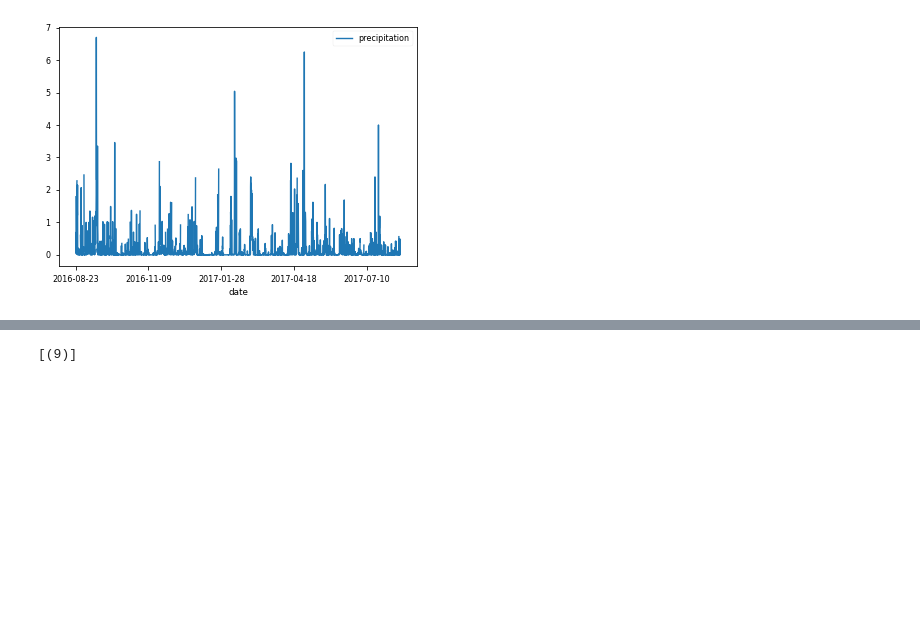
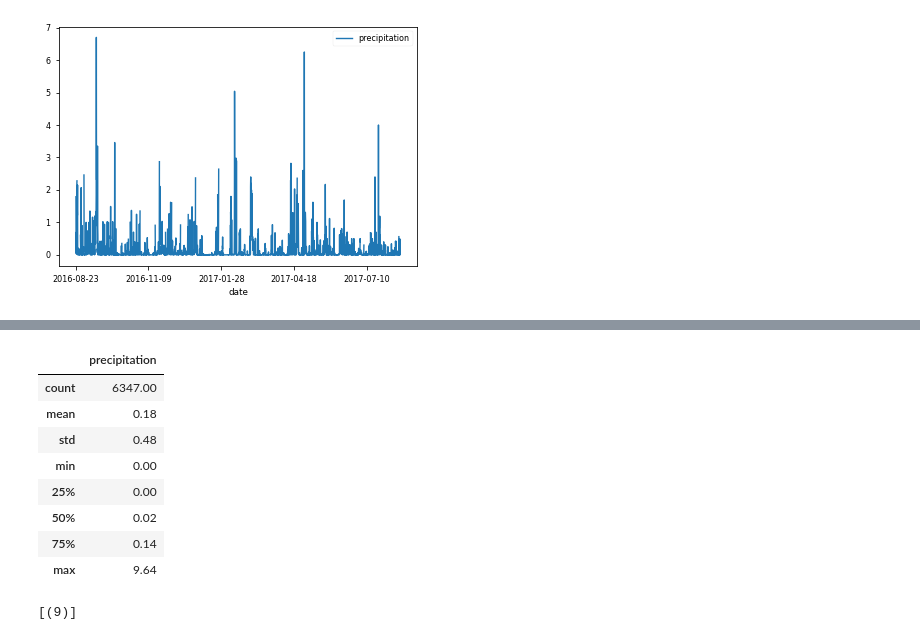
Before and after one commit to ArtTucker/surfs_up, a Jupyter notebook: climate_analysis.ipynb, the cells around one changed output, grey strips where cells are left out. Cells and saved outputs as stored; diff of their text form; code cells hidden in the pictures; blank space fills up the shorter version.

```diff
--- a/climate_analysis.ipynb
+++ b/climate_analysis.ipynb
@@ -75,3 +97,15 @@ df.describe()
+# %%
+round(three_yr_prcp_df.describe(),2)
+# %% [output]
+|  | precipitation |
+| count | 6347.00 |
+| mean | 0.18 |
+| std | 0.48 |
+| min | 0.00 |
+| 25% | 0.00 |
+| 50% | 0.02 |
+| 75% | 0.14 |
+| max | 9.64 |
 # %%
 # How many stations are available in this dataset?
 session.query(func.count(Station.station)).all()
```
Also changed, not shown: parts of 5 cells of this notebook.
